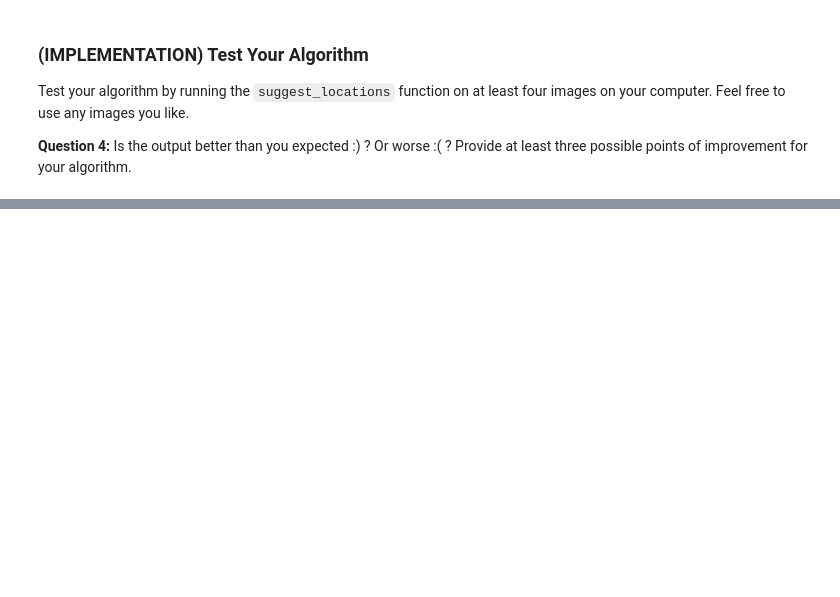
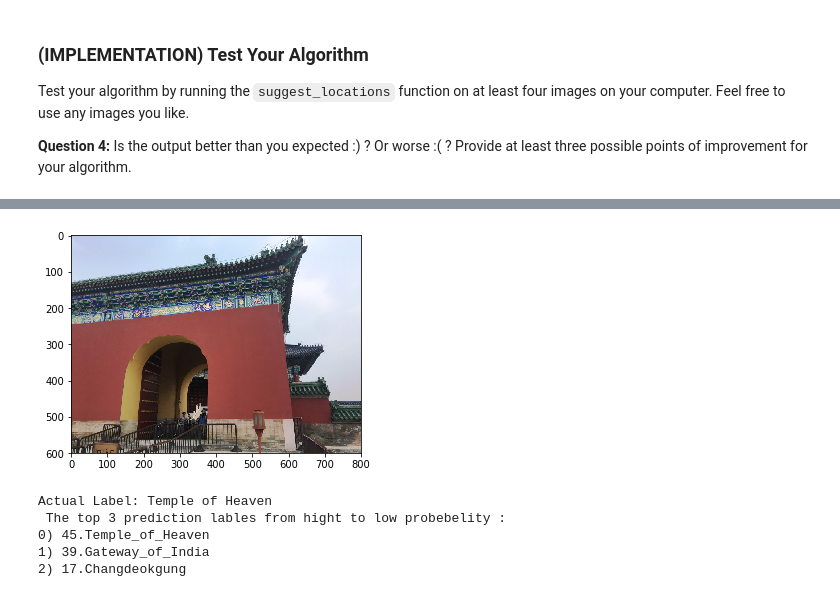
Before and after one commit to ofekhub88/MYProjects, a Jupyter notebook: landmark_project/landmark.ipynb, the cells around one changed output, grey strips where cells are left out. Drawn from its saved outputs; the diff is of its cells as text; code cells hidden in the pictures; blank space fills up the shorter version.

```diff
--- a/landmark_project/landmark.ipynb
+++ b/landmark_project/landmark.ipynb
@@ -709,3 +769,20 @@ __Answer:__ (Three possible points for improvement)
 ## TODO: Execute the `suggest_locations` function on
 ## at least 4 images on your computer.
 ## Feel free to use as many code cells as needed.
+import matplotlib.pyplot as plt
+%matplotlib inline
+from PIL import Image
+base_path="images/test/"
+images_path=["45.Temple_of_Heaven/2af4218fe2a1f900.jpg",
+              "16.Eiffel_Tower/5ad80dcbdbba91b6.jpg",
+               "11.Mount_Rushmore_National_Memorial/45a594975e682ff3.jpg",
+              "03.Dead_Sea/33709788061354b1.jpg"]
+# %%
+suggest_locations(base_path+images_path[0])
+# %% [output]
+[figure, added]
+Actual Label: Temple of Heaven
+ The top 3 prediction lables from hight to low probebelity :
+0) 45.Temple_of_Heaven
+1) 39.Gateway_of_India
+2) 17.Changdeokgung
```
Also changed, not shown: parts of 29 cells of this notebook, 1 other file.
